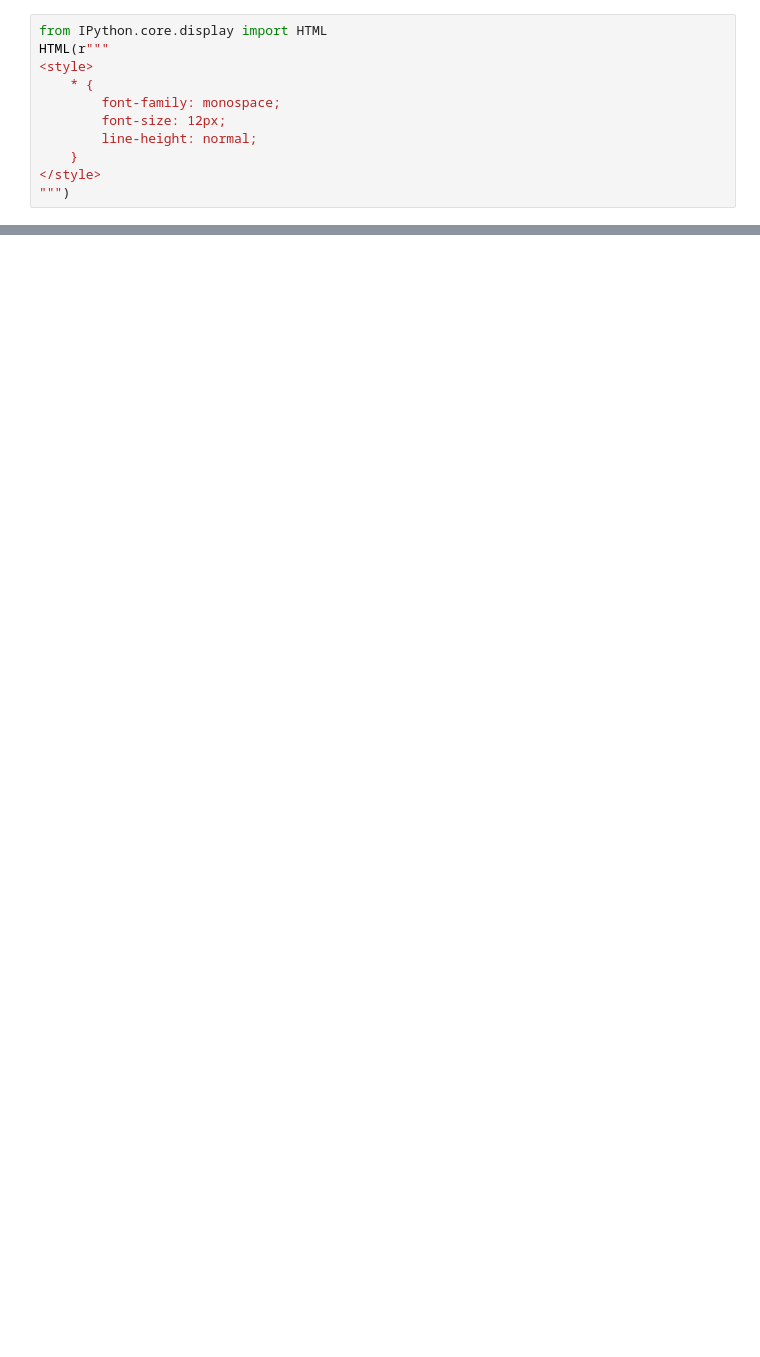
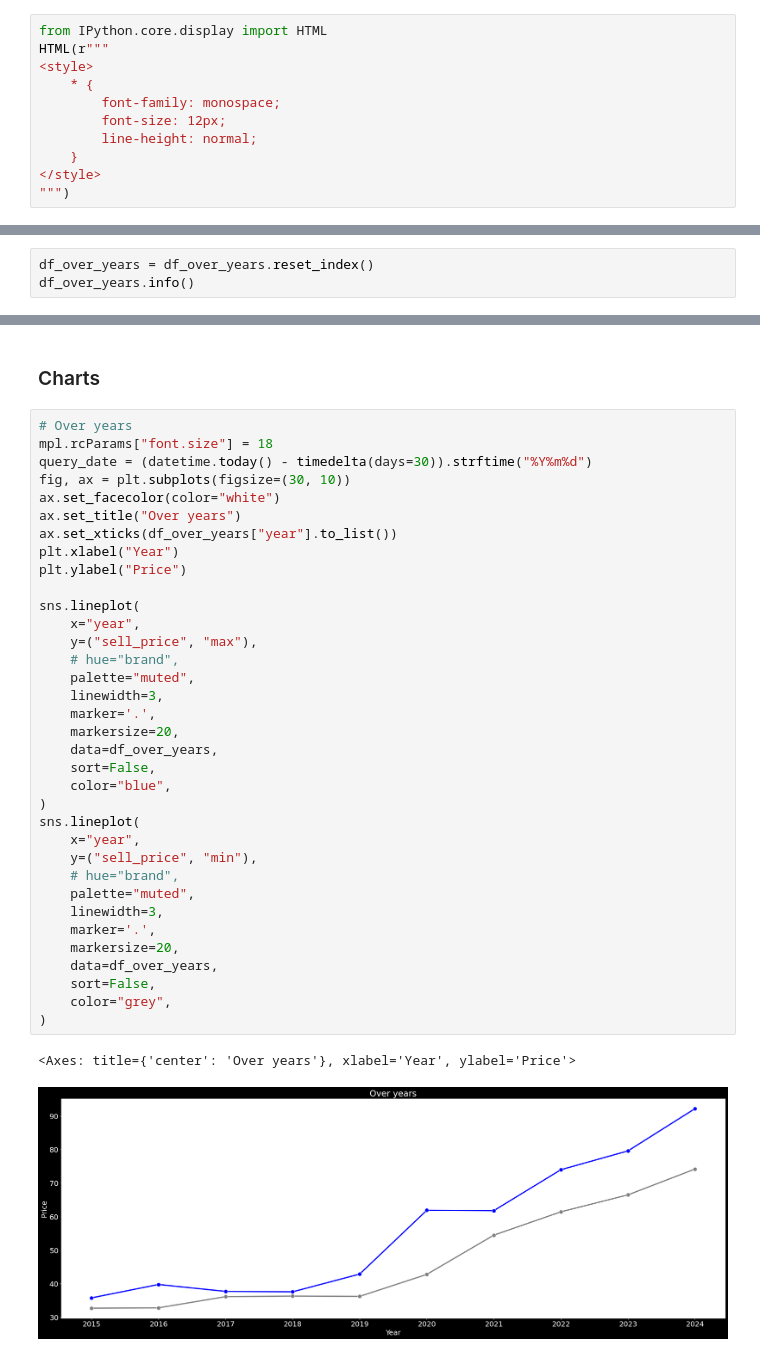
Before and after one commit to HungNguyen501/Python-Core, a Jupyter notebook: src/web_crawler/gold_prices.ipynb, the cells around one changed output, grey strips where cells are left out. Drawn from its saved outputs; the diff is of its cells as text; blank space fills up the shorter version.

```diff
--- a/src/web_crawler/gold_prices.ipynb
+++ b/src/web_crawler/gold_prices.ipynb
@@ -268,0 +283,3 @@ sns.lineplot(
+# %%
+df_over_years = df_over_years.reset_index()
+df_over_years.info()
@@ -268,0 +309,40 @@ sns.lineplot(
+# %% [markdown]
+### Charts
+# %%
+# Over years
+mpl.rcParams["font.size"] = 18
+query_date = (datetime.today() - timedelta(days=30)).strftime("%Y%m%d")
+fig, ax = plt.subplots(figsize=(30, 10))
+ax.set_facecolor(color="white")
+ax.set_title("Over years")
+ax.set_xticks(df_over_years["year"].to_list())
+plt.xlabel("Year")
+plt.ylabel("Price")
+
+sns.lineplot(
+    x="year",
+    y=("sell_price", "max"),
+    # hue="brand",
+    palette="muted",
+    linewidth=3,
+    marker='.',
+    markersize=20,
+    data=df_over_years,
+    sort=False,
+    color="blue",
+)
+sns.lineplot(
+    x="year",
+    y=("sell_price", "min"),
+    # hue="brand",
+    palette="muted",
+    linewidth=3,
+    marker='.',
+    markersize=20,
+    data=df_over_years,
+    sort=False,
+    color="grey",
+)
+# %% [output]
+<Axes: title={'center': 'Over years'}, xlabel='Year', ylabel='Price'>
+[figure, added]
```
Also changed, not shown: parts of 34 cells of this notebook, 14 other files.
